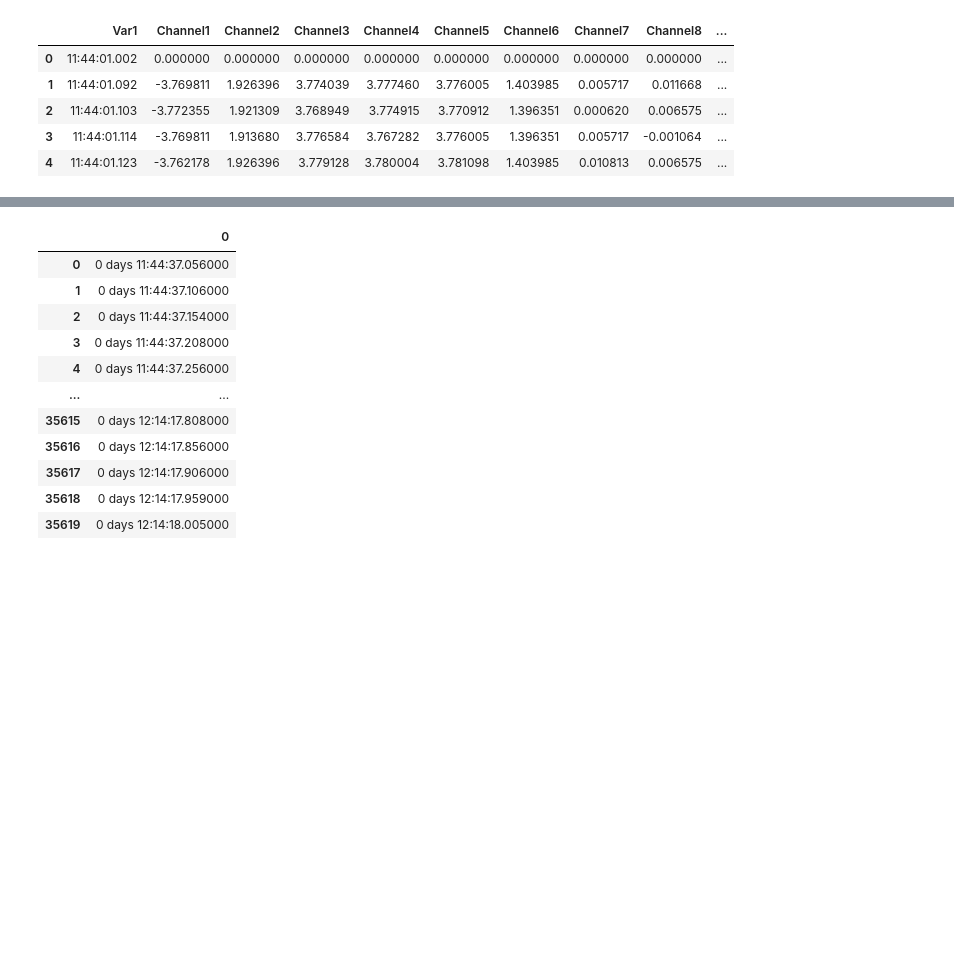
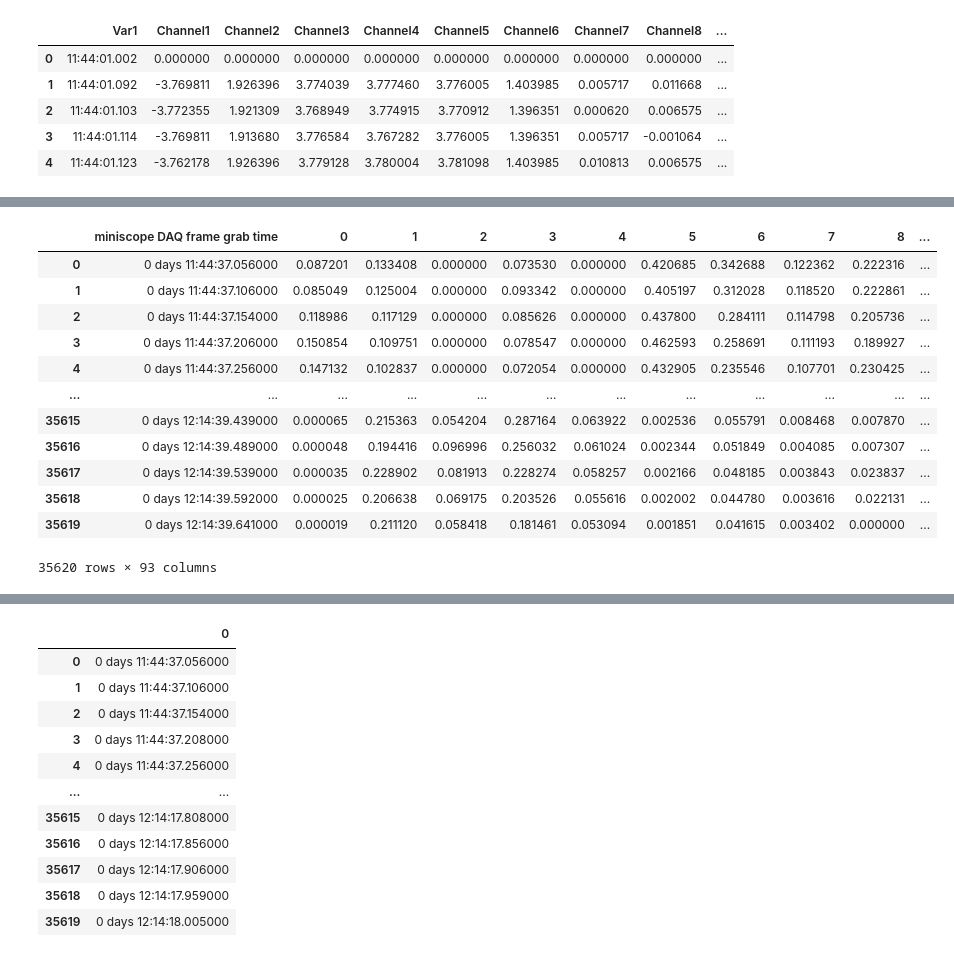
Before and after one commit to marburyvthesea/post_cnmfe_analysis, a Jupyter notebook: rotary_wheel_analysis/load_align_rotary_data.ipynb, the cells around one changed output, grey strips where cells are left out. Saved outputs shown, nothing was run; the diff lists cells and outputs as text; code cells hidden in the pictures; blank space fills up the shorter version.

Commit message:
rotary wheel alignment

```diff
--- a/rotary_wheel_analysis/load_align_rotary_data.ipynb
+++ b/rotary_wheel_analysis/load_align_rotary_data.ipynb
@@ -15,3 +16,8 @@ path_to_rotary_data = r'F:/JJM/running_wheel_analysis/r2_8_day_1/'
 ##load up output file generated from MATLAB with timestamps
 rotary_output_file = 'r2_8_day1_00.csv'
 rotarty_output_df = pd.read_csv(path_to_rotary_data+rotary_output_file, delimiter=';')
+##path to miniscope timestamps dataframe
+miniscope_timestamps_df = pd.read_csv(path_to_rotary_data+'My_V4_Miniscope/'+'11_47_37_timeStamps.csv')
+##path to cnmfe output
+cnmfe_results_file = r'F:\JJM\running_wheel_analysis\r2_8_day_1\cnmfe_output\20-May_20_46_25_out.mat'
+cnmfe_results = sio.loadmat(cnmfe_results_file)
@@ -132,0 +60,34 @@ DAQ_frame_grabs_aligned = [miniscope_acquisition_region_resampled.index[0]].exte
+# %%
+timestamps_diff_df = miniscope_timestamps_df.diff()
+timestamps_diff_td = pd.to_timedelta(timestamps_diff_df['Time Stamp (ms)'][1:], unit='ms')
+firstgrab = [miniscope_acquisition_region_resampled.index[0]]
+firstgrab.extend([miniscope_acquisition_region_resampled.index[0]+(timestamps_diff_td.iloc[0:i].sum()) for i in range(1,len(timestamps_diff_td))])
+firstgrab.extend([miniscope_acquisition_region_resampled.index[0]+timestamps_diff_td.sum()])
+#these are miniscope frame grab times, need to be aligned to closest events in the velocity dataframe
+DAQ_frame_grabs_aligned = pd.DataFrame(firstgrab, columns=['miniscope DAQ frame grab time'])
+#first align to CNMFE data for each cell
+DAQ_frame_grabs_CNMFE_data = pd.concat([DAQ_frame_grabs_aligned, pd.DataFrame(np.transpose(cnmfe_results['C']))], axis=1)
+miniscope_acquisition_region_resampled_to_merge = miniscope_acquisition_region_resampled.reset_index()
+miniscope_acquisition_region_resampled_to_merge = miniscope_acquisition_region_resampled_to_merge.rename(columns={'Var1':'Encoder DAQ times'})
+# %%
+CNMFE_rotary_data_aligned = pd.merge_asof(DAQ_frame_grabs_CNMFE_data, miniscope_acquisition_region_resampled_to_merge,
+              left_on='miniscope DAQ frame grab time', right_on='Encoder DAQ times', direction='nearest')
+## check differences between time stamps, maybe in case frames dropped
+drift = CNMFE_rotary_data_aligned['miniscope DAQ frame grab time']-CNMFE_rotary_data_aligned['Encoder DAQ times']
+abs_drift = abs(CNMFE_rotary_data_aligned['miniscope DAQ frame grab time']-CNMFE_rotary_data_aligned['Encoder DAQ times'])
+# %%
+CNMFE_rotary_data_aligned
+# %% [output]
+|  | miniscope DAQ frame grab time | 0 | 1 | 2 | 3 | 4 | 5 | 6 | 7 | 8 | ... |
+| 0 | 0 days 11:44:37.056000 | 0.087201 | 0.133408 | 0.000000 | 0.073530 | 0.000000 | 0.420685 | 0.342688 | 0.122362 | 0.222316 | ... |
+| 1 | 0 days 11:44:37.106000 | 0.085049 | 0.125004 | 0.000000 | 0.093342 | 0.000000 | 0.405197 | 0.312028 | 0.118520 | 0.222861 | ... |
+| 2 | 0 days 11:44:37.154000 | 0.118986 | 0.117129 | 0.000000 | 0.085626 | 0.000000 | 0.437800 | 0.284111 | 0.114798 | 0.205736 | ... |
+| 3 | 0 days 11:44:37.206000 | 0.150854 | 0.109751 | 0.000000 | 0.078547 | 0.000000 | 0.462593 | 0.258691 | 0.111193 | 0.189927 | ... |
+| 4 | 0 days 11:44:37.256000 | 0.147132 | 0.102837 | 0.000000 | 0.072054 | 0.000000 | 0.432905 | 0.235546 | 0.107701 | 0.230425 | ... |
+| ... | ... | ... | ... | ... | ... | ... | ... | ... | ... | ... | ... |
+| 35615 | 0 days 12:14:39.439000 | 0.000065 | 0.215363 | 0.054204 | 0.287164 | 0.063922 | 0.002536 | 0.055791 | 0.008468 | 0.007870 | ... |
+| 35616 | 0 days 12:14:39.489000 | 0.000048 | 0.194416 | 0.096996 | 0.256032 | 0.061024 | 0.002344 | 0.051849 | 0.004085 | 0.007307 | ... |
+| 35617 | 0 days 12:14:39.539000 | 0.000035 | 0.228902 | 0.081913 | 0.228274 | 0.058257 | 0.002166 | 0.048185 | 0.003843 | 0.023837 | ... |
+| 35618 | 0 days 12:14:39.592000 | 0.000025 | 0.206638 | 0.069175 | 0.203526 | 0.055616 | 0.002002 | 0.044780 | 0.003616 | 0.022131 | ... |
+| 35619 | 0 days 12:14:39.641000 | 0.000019 | 0.211120 | 0.058418 | 0.181461 | 0.053094 | 0.001851 | 0.041615 | 0.003402 | 0.000000 | ... |
+35620 rows × 93 columns
```
Also changed, not shown: parts of 19 cells of this notebook, 1 other file.
